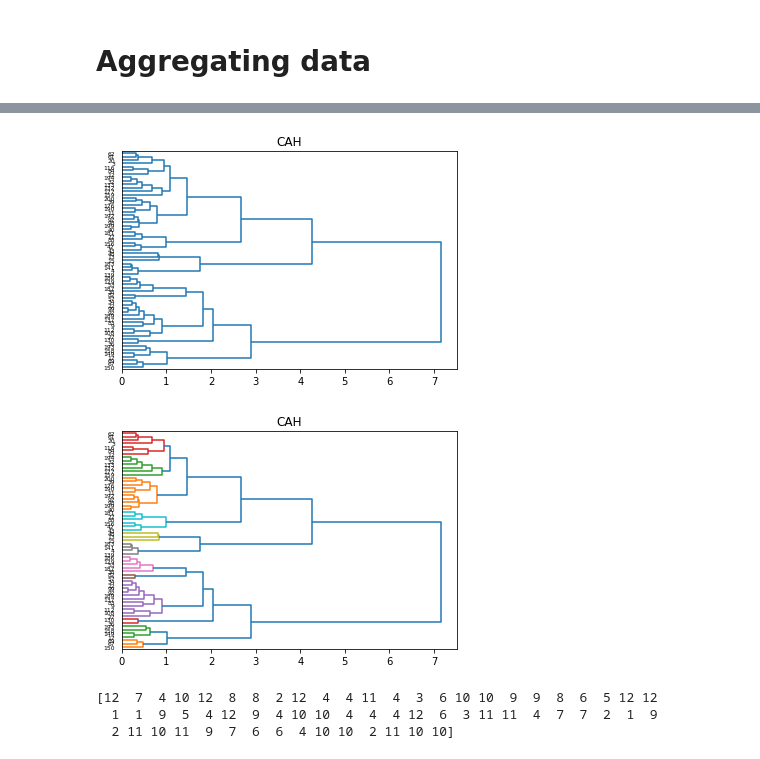
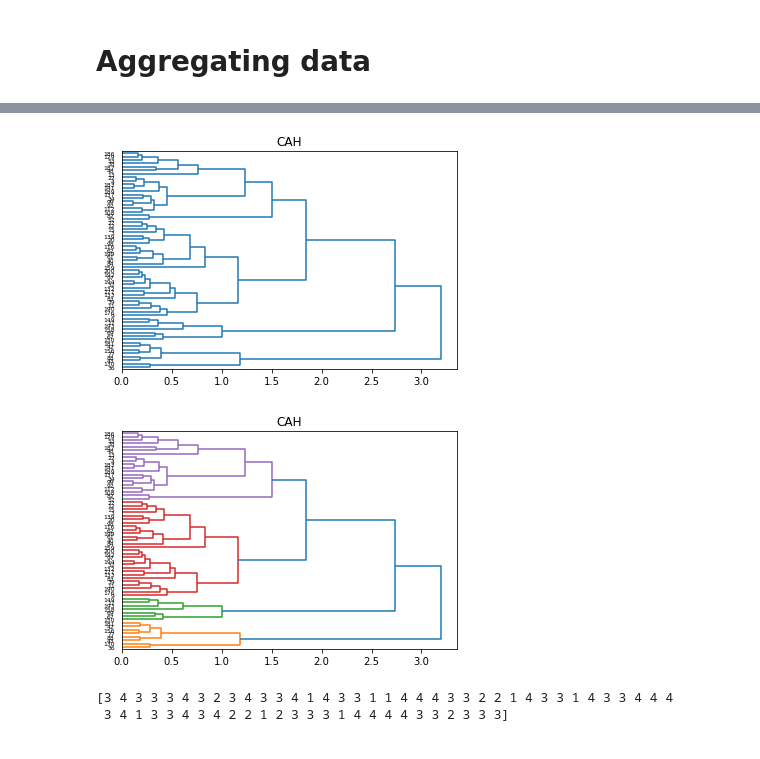
Before and after one commit to JZYoshi/AFDA, a Jupyter notebook: classification/Classification.ipynb, the cells around one changed output, grey strips where cells are left out. Saved outputs shown, nothing was run; the diff lists cells and outputs as text; code cells hidden in the pictures.

Commit message:
plot clusters

```diff
--- a/classification/Classification.ipynb
+++ b/classification/Classification.ipynb
@@ -63,4 +80,2 @@ X_selected = X[columns_remained]
 # %% [markdown]
 # Aggregating data
-# %%
-selected_df = pd.merge(X_selected, y, how = 'left', left_index = True, right_index = True)
@@ -87,0 +91,3 @@ df_median_scaled = pd.DataFrame(df_median_scaled)
+# %%
+df_median_scaled = MaxAbsScaler().fit_transform(df_median)
+df_median_scaled = pd.DataFrame(df_median_scaled, columns=df_median.columns)
@@ -88,21 +110,20 @@ df_median_scaled = pd.DataFrame(df_median_scaled)
 # %%
 Z = linkage(df_median_scaled,method='ward',metric='euclidean')
-threshold = 1
+threshold = 1.6
 plt.title("CAH")
 dendrogram(Z,labels=df_median.index,orientation='right',color_threshold=0)
 plt.show()
 plt.title('CAH')
 dendrogram(Z,labels=df_median.index,orientation='right',color_threshold=threshold)
 plt.savefig('cah.svg')
 # %% [output]
-[figure, old version]
+[figure, new version]
-[figure, old version]
+[figure, new version]
 # %%
 import numpy as np
 import pandas
 groupes_cah = fcluster(Z,t=threshold,criterion='distance')
 print(groupes_cah)
 # %% [output]
-[12  7  4 10 12  8  8  2 12  4  4 11  4  3  6 10 10  9  9  8  6  5 12 12
-  1  1  9  5  4 12  9  4 10 10  4  4  4 12  6  3 11 11  4  7  7  2  1  9
-  2 11 10 11  9  7  6  6  4 10 10  2 11 10 10]
+[3 4 3 3 3 4 3 2 3 4 3 3 4 1 4 3 3 1 1 4 4 4 3 3 2 2 1 4 3 3 1 4 3 3 4 4 4
+ 3 4 1 3 3 4 3 4 2 2 1 2 3 3 3 1 4 4 4 4 3 3 2 3 3 3]
```
Also changed, not shown: parts of 18 cells of this notebook.
